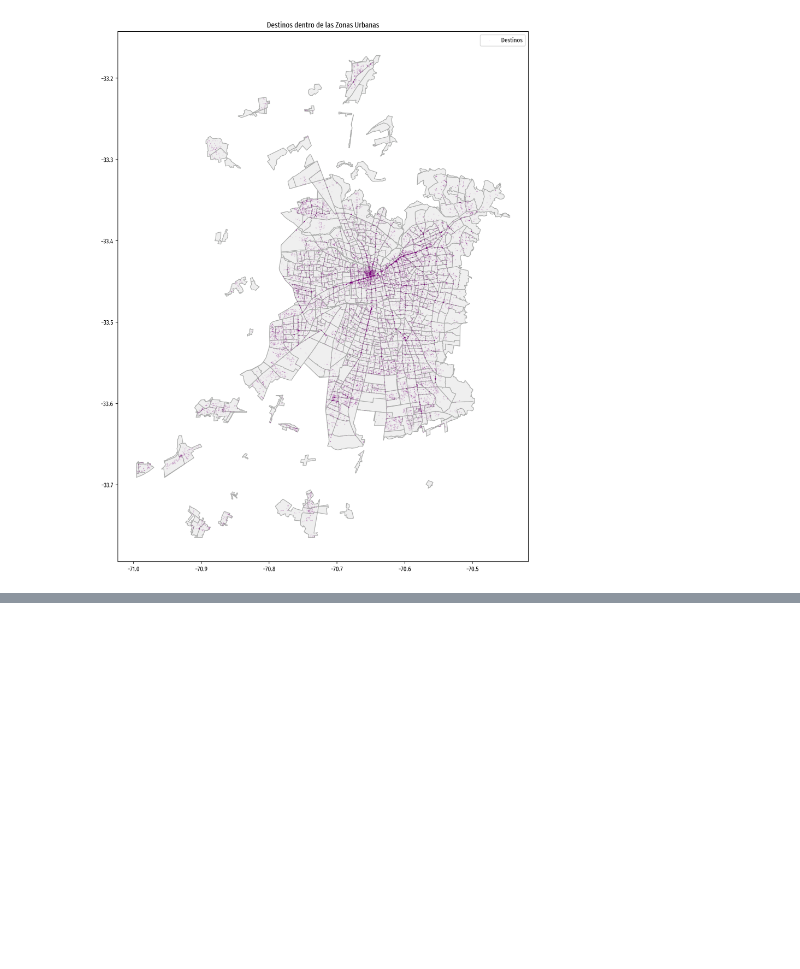
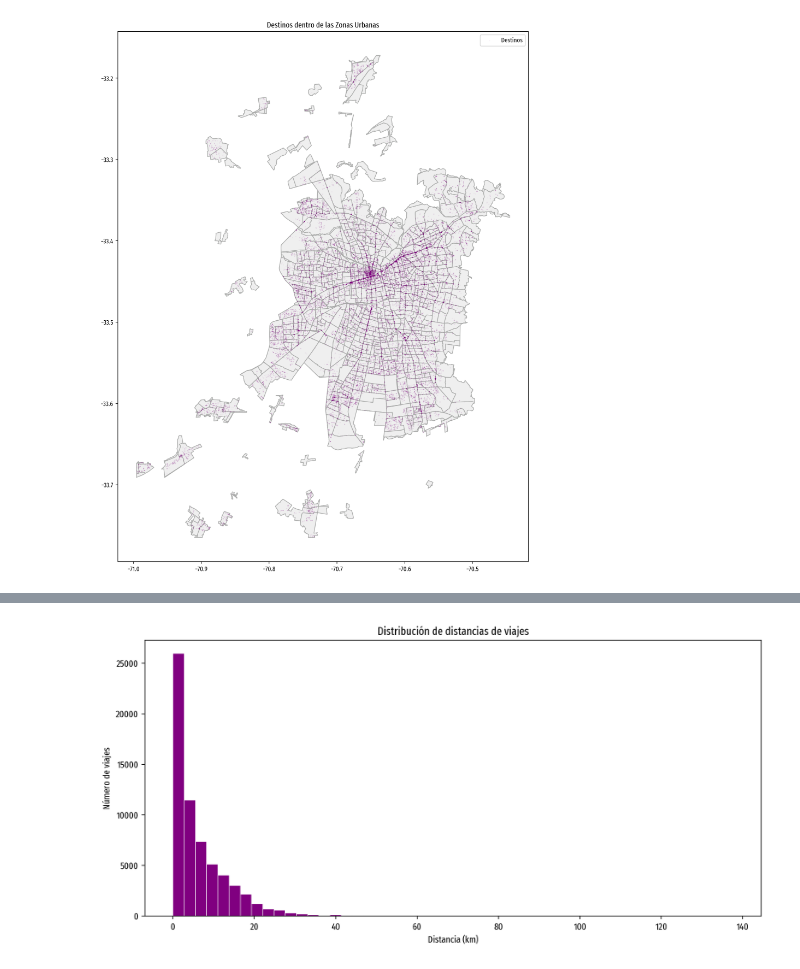
Before and after one commit to daniopitz/geodata, a Jupyter notebook: 00_introduccion.ipynb, the cells around one changed output, grey strips where cells are left out. Saved outputs shown, nothing was run; the diff lists cells and outputs as text; code cells hidden in the pictures; blank space fills up the shorter version.

```diff
--- a/00_introduccion.ipynb
+++ b/00_introduccion.ipynb
@@ -44,5 +60,7 @@ mpl.rcParams["font.family"] = "Fira Sans Extra Condensed"
 # %%
 destinos_viajes_shp = gpd.read_file("datos/eod_stgo/destinos_viajes.shp")
+# %%
+origenes_viajes_shp = gpd.read_file("datos/eod_stgo/origenes_viajes.shp")
 # %% [markdown]
 ## Ver las primeras filas, igual que en Pandas
 # %%
@@ -333,0 +355,9 @@ Fin
+# %%
+# Unir por índice
+viajes = origenes_viajes_shp[['geometry']].join(
+    destinos_viajes_shp[['geometry']],
+    lsuffix='_origen',
+    rsuffix='_destino'
+)
+
+viajes
@@ -333,0 +378,5 @@ Fin
+# %%
+# Calcular distancia en metros
+viajes['distancia_m'] = viajes['geometry_origen'].distance(viajes['geometry_destino'])
+
+viajes.head()
@@ -333,0 +390,13 @@ Fin
+# %%
+# Filtrar viajes con distancia razonable para la RM
+viajes_rm = viajes[viajes['distancia_m'] < 140_000]  # menos de 140 km
+
+fig, ax = plt.subplots(figsize=(10, 5))
+ax.hist(viajes_rm['distancia_m'] / 1000, bins=50, color='purple', edgecolor='white', linewidth=0.5)
+ax.set_title('Distribución de distancias de viajes')
+ax.set_xlabel('Distancia (km)')
+ax.set_ylabel('Número de viajes')
+plt.tight_layout()
+plt.show()
+# %% [output]
+[figure, added]
```
Also changed, not shown: parts of 15 cells of this notebook, 4 other files.
